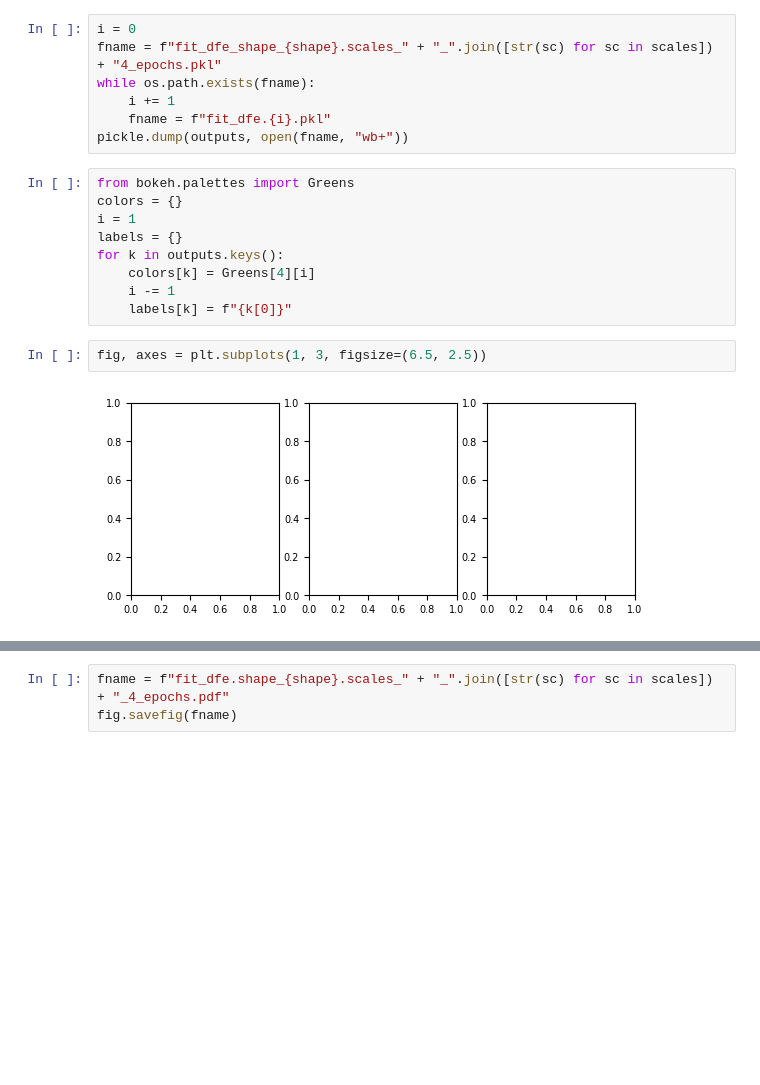
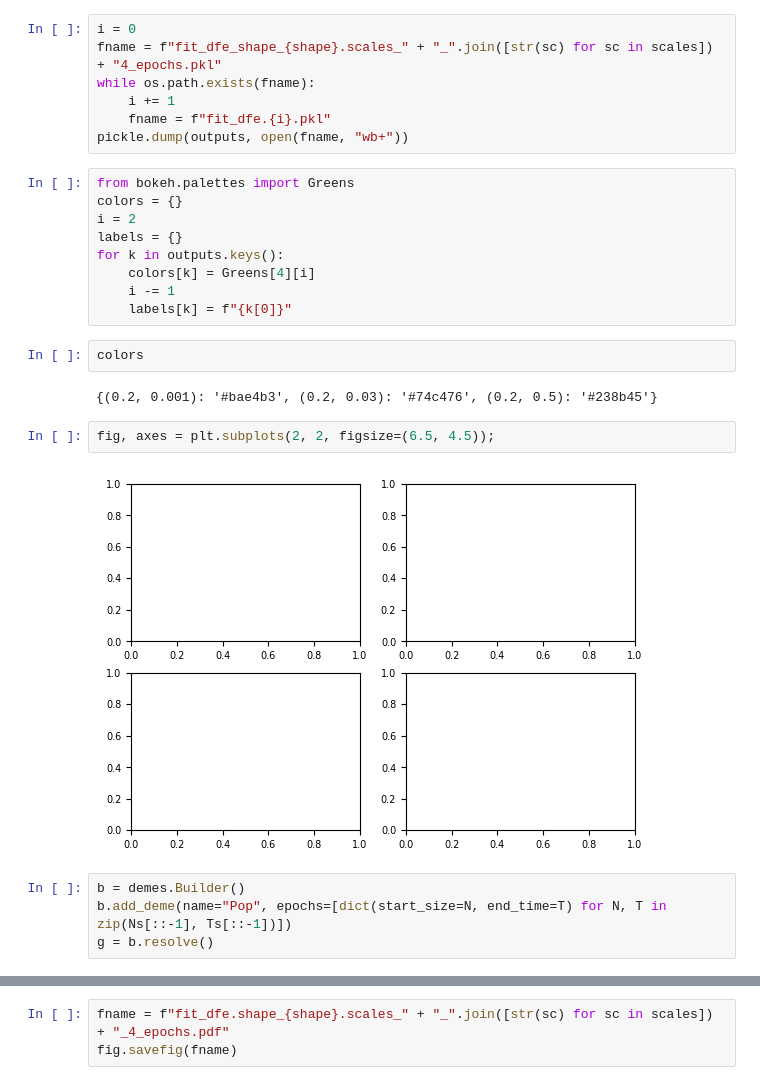
Before and after one commit to gvbarroso/mpp_figures, a Jupyter notebook: figures/dfe-fitting_4_epochs.ipynb, the cells around one changed output, grey strips where cells are left out. Drawn from its saved outputs; the diff is of its cells as text; blank space fills up the shorter version.

Commit message:
update 4 epoch figures

```diff
--- a/figures/dfe-fitting_4_epochs.ipynb
+++ b/figures/dfe-fitting_4_epochs.ipynb
@@ -249,13 +254,21 @@ pickle.dump(outputs, open(fname, "wb+"))
 # %%
 from bokeh.palettes import Greens
 colors = {}
-i = 1
+i = 2
 labels = {}
 for k in outputs.keys():
     colors[k] = Greens[4][i]
     i -= 1
     labels[k] = f"{k[0]}"
+# %%
+colors
+# %% [output]
+{(0.2, 0.001): '#bae4b3', (0.2, 0.03): '#74c476', (0.2, 0.5): '#238b45'}
 # %%
-fig, axes = plt.subplots(1, 3, figsize=(6.5, 2.5))
+fig, axes = plt.subplots(2, 2, figsize=(6.5, 4.5));
 # %% [output]
-[figure, old version]
+[figure, new version]
+# %%
+b = demes.Builder()
+b.add_deme(name="Pop", epochs=[dict(start_size=N, end_time=T) for N, T in zip(Ns[::-1], Ts[::-1])])
+g = b.resolve()
```
Also changed, not shown: parts of 15 cells of this notebook, 13 other files.
